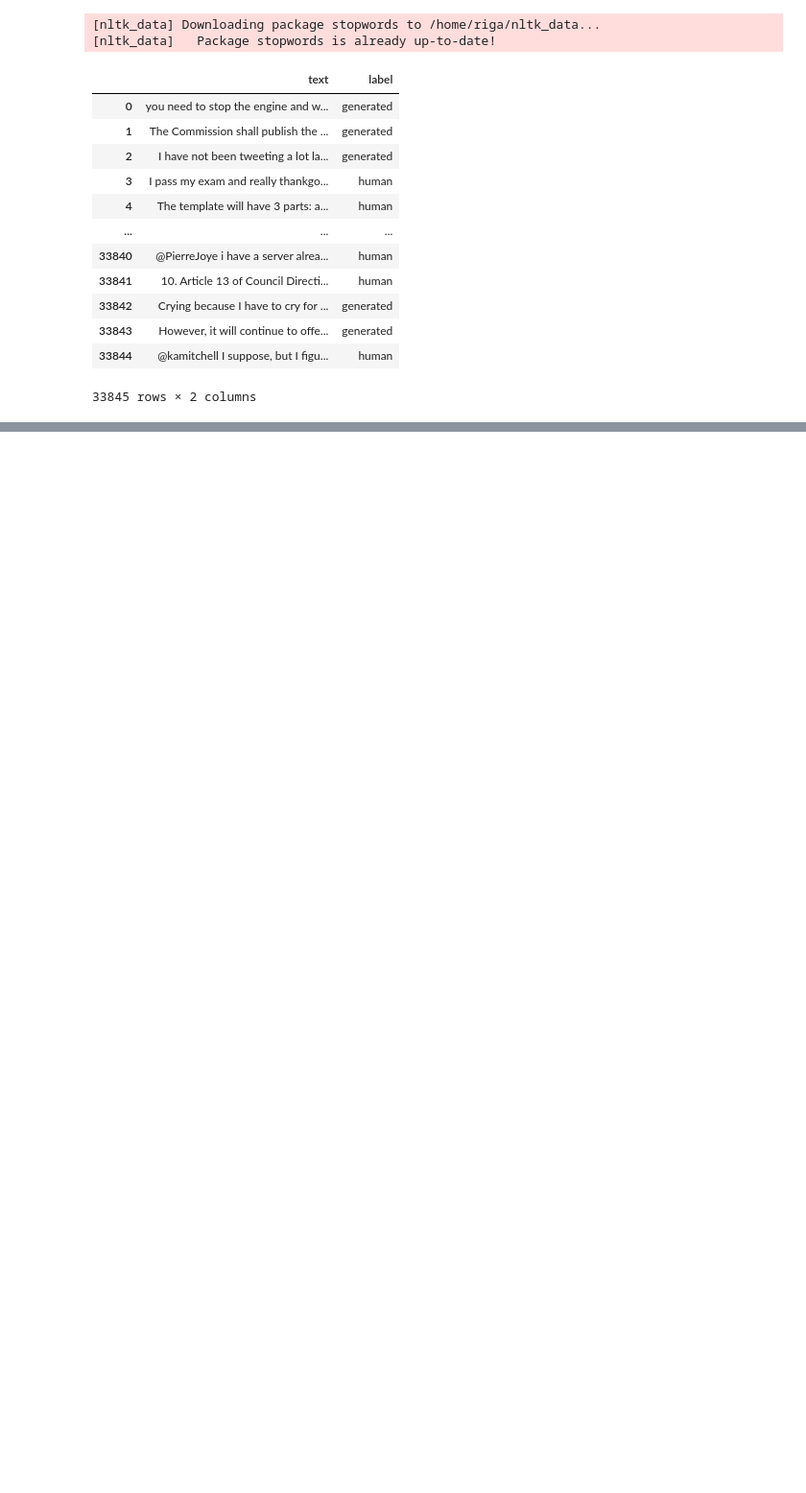
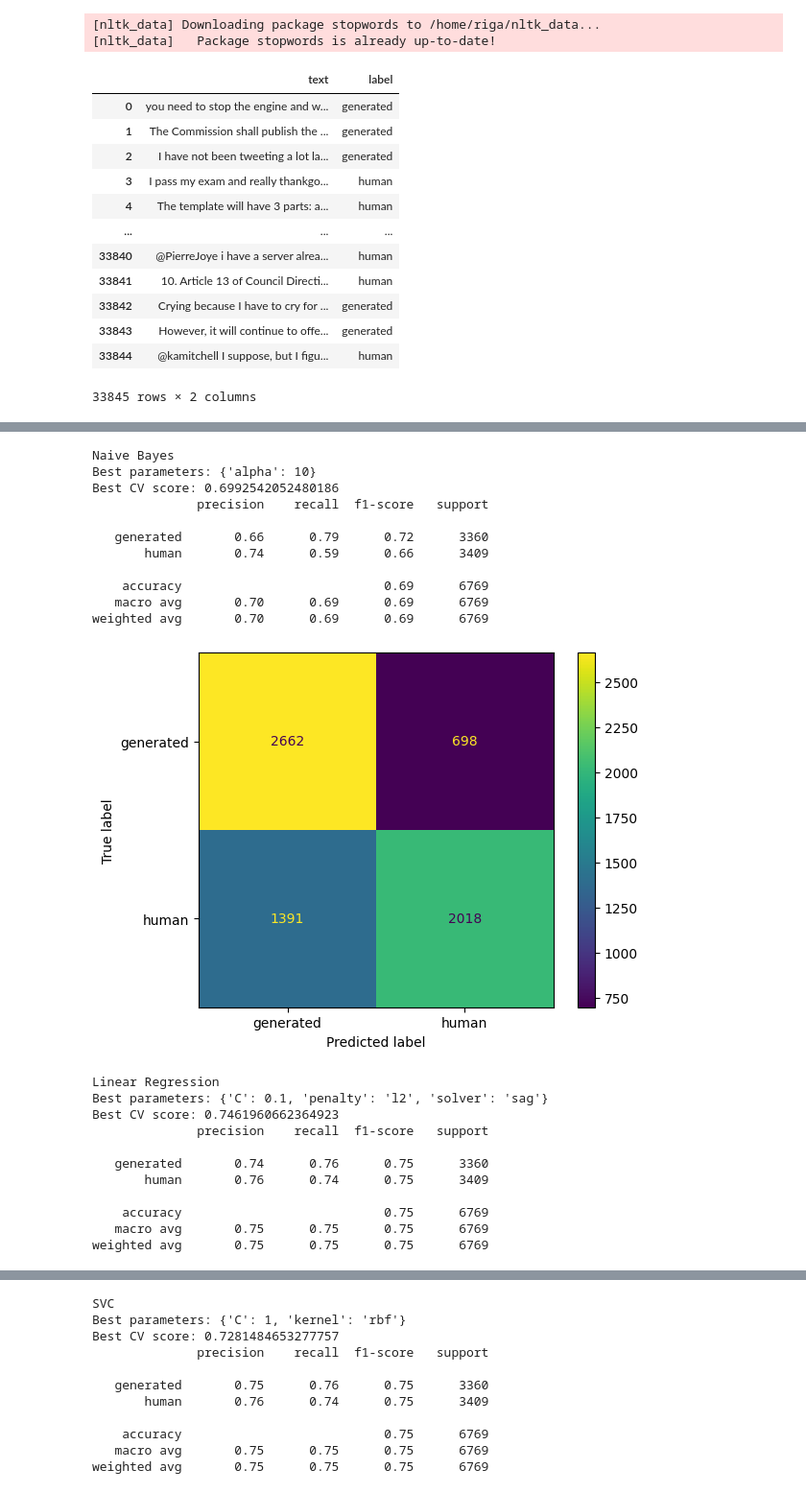
Before and after one commit to daviderigamonti/NLP-Project, a Jupyter notebook: notebooks/Bayes_LogReg.ipynb, the cells around one changed output, grey strips where cells are left out. Shown at 96% size. Saved outputs shown, nothing was run; the diff lists cells and outputs as text; code cells hidden in the pictures; blank space fills up the shorter version.

Commit message:
Added model selection to bayes_logreg nb

```diff
--- a/notebooks/Bayes_LogReg.ipynb
+++ b/notebooks/Bayes_LogReg.ipynb
@@ -80,5 +88,5 @@ def evaluate(y_true, y_pred):
 # %%
-df, df_stop = preprocess(df, "text")
-dff, dff_stop = preprocess(dff, "text")
+df, x, y = preprocess(df, "text", vectorizer=vectorizer)
+#dff, dff_stop = preprocess(dff, "text")
 # %%
 # train, test = train_test_split(df, test_size=0.2)
@@ -146,13 +138,0 @@ vectorizer = CountVectorizer()
-# %%
-# Logistic Regression
-
-x_train_counts = vectorizer.fit_transform(x_train)
-x_test_counts = vectorizer.transform(x_test)
-
-lr = LogisticRegression(max_iter=1000)
-
-lr.fit(x_train_counts, y_train)
-
-y_pred = lr.predict(x_test_counts)
-
-evaluate(y_test, y_pred)
@@ -168,0 +139,19 @@ weighted avg       0.74      0.74      0.74      6769
+# %%
+for model in models:
+    print(f"Training {model['name']}")
+
+    x_train_, y_train_ = x_train, y_train
+    if "subsample" in model.keys():
+        x_train_, _, y_train_, _ = train_test_split(
+            x_train,
+            y_train,
+            test_size=model["subsample"],
+            stratify=y_train
+        )
+
+    model["model"].fit(x_train_, y_train_)
+
+    print("Found best model")
+    model["best"] = model["model"].best_estimator_
+    model["best"].fit(x_train, y_train)
+    print("Trained best model")
@@ -168,0 +171,31 @@ weighted avg       0.74      0.74      0.74      6769
+# %%
+for model in models:
+    print(f"{model['name']}")
+    print(f"Best parameters: {model['model'].best_params_}")
+    print(f"Best CV score: {model['model'].best_score_}")
+    y_pred = model['best'].predict(x_test)
+    evaluate(y_test, y_pred, labels=labels)
+# %% [output]
+Naive Bayes
+Best parameters: {'alpha': 10}
+Best CV score: 0.6992542052480186
+              precision    recall  f1-score   support
+
+   generated       0.66      0.79      0.72      3360
+       human       0.74      0.59      0.66      3409
+
+    accuracy                           0.69      6769
+   macro avg       0.70      0.69      0.69      6769
+weighted avg       0.70      0.69      0.69      6769
+[figure, added]
+Linear Regression
+Best parameters: {'C': 0.1, 'penalty': 'l2', 'solver': 'sag'}
+Best CV score: 0.7461960662364923
+              precision    recall  f1-score   support
+
+   generated       0.74      0.76      0.75      3360
+       human       0.76      0.74      0.75      3409
+
+    accuracy                           0.75      6769
+   macro avg       0.75      0.75      0.75      6769
+weighted avg       0.75      0.75      0.75      6769
@@ -168,0 +203,11 @@ weighted avg       0.74      0.74      0.74      6769
+SVC
+Best parameters: {'C': 1, 'kernel': 'rbf'}
+Best CV score: 0.7281484653277757
+              precision    recall  f1-score   support
+
+   generated       0.75      0.76      0.75      3360
+       human       0.76      0.74      0.75      3409
+
+    accuracy                           0.75      6769
+   macro avg       0.75      0.75      0.75      6769
+weighted avg       0.75      0.75      0.75      6769
```
Also changed, not shown: parts of 13 cells of this notebook.
